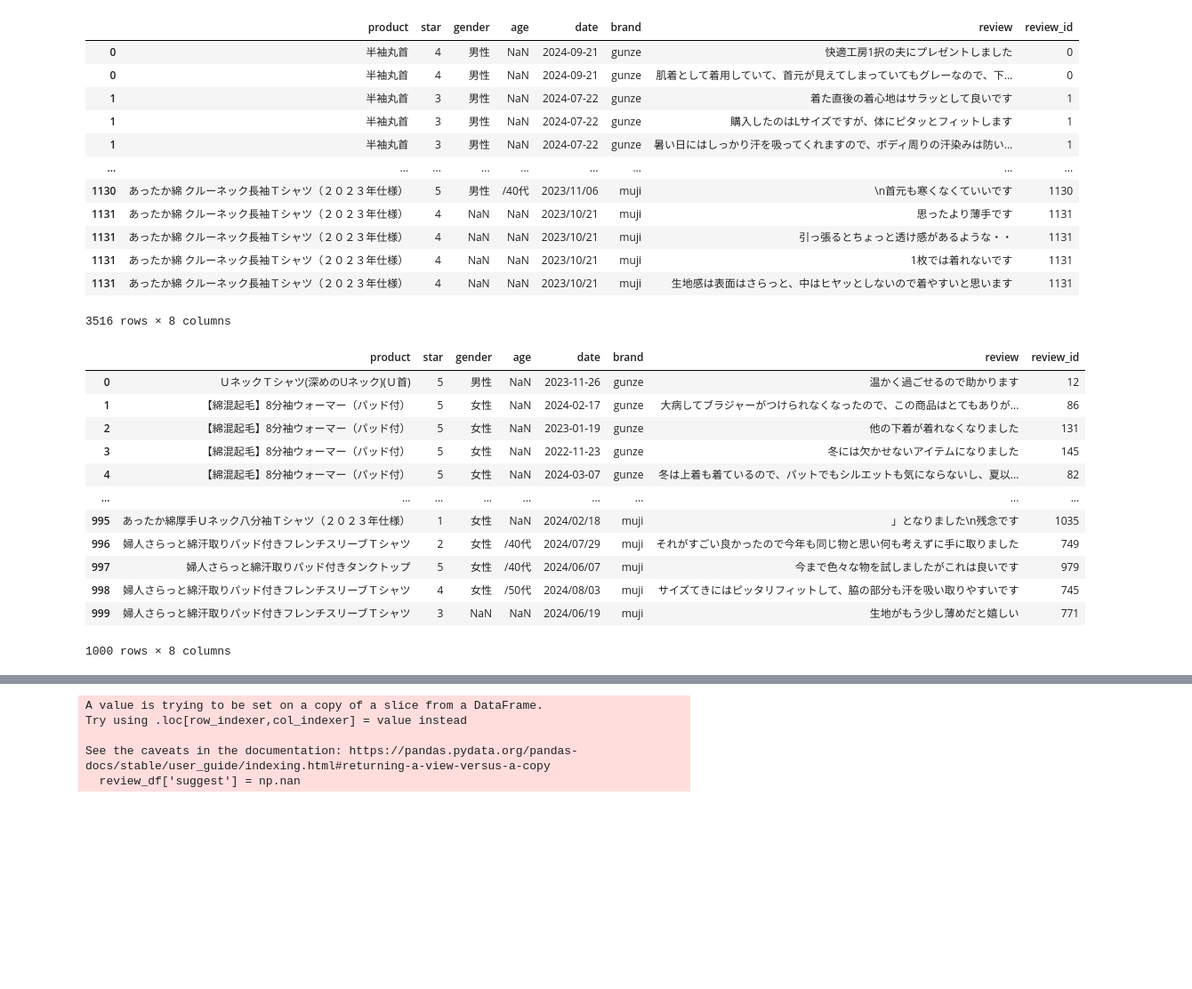
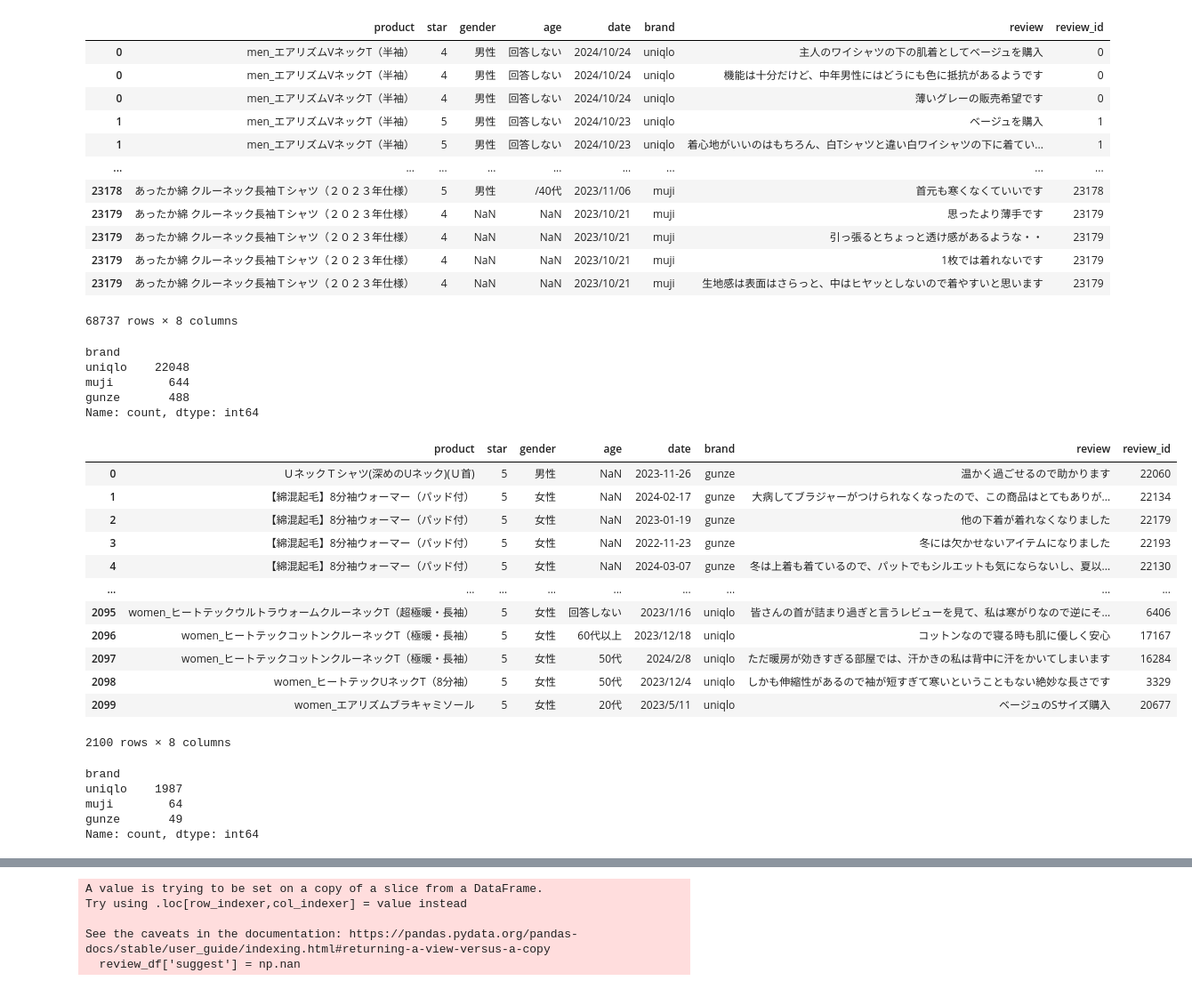
Before and after one commit to yamamos/research-scraping, a Jupyter notebook: src/merge.ipynb, the cells around one changed output, grey strips where cells are left out. Shown at 89% size. Drawn from its saved outputs; the diff is of its cells as text; code cells hidden in the pictures; blank space fills up the shorter version.

Commit message:
ADDED: muji items

```diff
--- a/src/merge.ipynb
+++ b/src/merge.ipynb
@@ -7,8 +7,8 @@ import seaborn as sns
 import os
 
 # ブランドフォルダのリスト
-# brands = ['uniqlo', 'gunze', 'muji']
-brands = ['gunze', 'muji']
+brands = ['uniqlo', 'gunze', 'muji']
+# brands = ['gunze', 'muji']
 
 # 各ブランドフォルダ内のcsvファイルを取得し、データフレームのリストに追加
 dataframes = []
@@ -23,7 +23,7 @@ for brand in brands:
 merged_df = pd.concat(dataframes, ignore_index=True)
 
 # review列を1文ごとに分割し、それぞれの文ごとに行を作成
-split_reviews = merged_df['review'].str.split('[。!?！？]', expand=True).stack().reset_index(level=1, drop=True)
+split_reviews = merged_df['review'].str.split('[。!?！？\n]', expand=True).stack().reset_index(level=1, drop=True)
 split_reviews.name = 'review'
 
 # 分割されたレビューを元に新しいデータフレームを作成
@@ -38,42 +38,59 @@ expanded_df['review_id'] = expanded_df.index
 expanded_df
 # %% [output]
 |  | product | star | gender | age | date | brand | review | review_id |
-| 0 | 半袖丸首 | 4 | 男性 | NaN | 2024-09-21 | gunze | 快適工房1択の夫にプレゼントしました | 0 |
-| 0 | 半袖丸首 | 4 | 男性 | NaN | 2024-09-21 | gunze | 肌着として着用していて、首元が見えてしまっていてもグレーなので、下... | 0 |
-| 1 | 半袖丸首 | 3 | 男性 | NaN | 2024-07-22 | gunze | 着た直後の着心地はサラッとして良いです | 1 |
-| 1 | 半袖丸首 | 3 | 男性 | NaN | 2024-07-22 | gunze | 購入したのはLサイズですが、体にピタッとフィットします | 1 |
-| 1 | 半袖丸首 | 3 | 男性 | NaN | 2024-07-22 | gunze | 暑い日にはしっかり汗を吸ってくれますので、ボディ周りの汗染みは防い... | 1 |
+| 0 | men_エアリズムVネックT（半袖） | 4 | 男性 | 回答しない | 2024/10/24 | uniqlo | 主人のワイシャツの下の肌着としてベージュを購入 | 0 |
+| 0 | men_エアリズムVネックT（半袖） | 4 | 男性 | 回答しない | 2024/10/24 | uniqlo | 機能は十分だけど、中年男性にはどうにも色に抵抗があるようです | 0 |
+| 0 | men_エアリズムVネックT（半袖） | 4 | 男性 | 回答しない | 2024/10/24 | uniqlo | 薄いグレーの販売希望です | 0 |
+| 1 | men_エアリズムVネックT（半袖） | 5 | 男性 | 回答しない | 2024/10/23 | uniqlo | ベージュを購入 | 1 |
+| 1 | men_エアリズムVネックT（半袖） | 5 | 男性 | 回答しない | 2024/10/23 | uniqlo | 着心地がいいのはもちろん、白Tシャツと違い白ワイシャツの下に着てい... | 1 |
 | ... | ... | ... | ... | ... | ... | ... | ... | ... |
-| 1130 | あったか綿 クルーネック長袖Ｔシャツ（２０２３年仕様） | 5 | 男性 | /40代 | 2023/11/06 | muji | \n首元も寒くなくていいです | 1130 |
-| 1131 | あったか綿 クルーネック長袖Ｔシャツ（２０２３年仕様） | 4 | NaN | NaN | 2023/10/21 | muji | 思ったより薄手です | 1131 |
-| 1131 | あったか綿 クルーネック長袖Ｔシャツ（２０２３年仕様） | 4 | NaN | NaN | 2023/10/21 | muji | 引っ張るとちょっと透け感があるような・・ | 1131 |
-| 1131 | あったか綿 クルーネック長袖Ｔシャツ（２０２３年仕様） | 4 | NaN | NaN | 2023/10/21 | muji | 1枚では着れないです | 1131 |
-| 1131 | あったか綿 クルーネック長袖Ｔシャツ（２０２３年仕様） | 4 | NaN | NaN | 2023/10/21 | muji | 生地感は表面はさらっと、中はヒヤッとしないので着やすいと思います | 1131 |
+| 23178 | あったか綿 クルーネック長袖Ｔシャツ（２０２３年仕様） | 5 | 男性 | /40代 | 2023/11/06 | muji | 首元も寒くなくていいです | 23178 |
+| 23179 | あったか綿 クルーネック長袖Ｔシャツ（２０２３年仕様） | 4 | NaN | NaN | 2023/10/21 | muji | 思ったより薄手です | 23179 |
+| 23179 | あったか綿 クルーネック長袖Ｔシャツ（２０２３年仕様） | 4 | NaN | NaN | 2023/10/21 | muji | 引っ張るとちょっと透け感があるような・・ | 23179 |
+| 23179 | あったか綿 クルーネック長袖Ｔシャツ（２０２３年仕様） | 4 | NaN | NaN | 2023/10/21 | muji | 1枚では着れないです | 23179 |
+| 23179 | あったか綿 クルーネック長袖Ｔシャツ（２０２３年仕様） | 4 | NaN | NaN | 2023/10/21 | muji | 生地感は表面はさらっと、中はヒヤッとしないので着やすいと思います | 23179 |
-3516 rows × 8 columns
+68737 rows × 8 columns
+# %%
+merged_df["brand"].value_counts()
+# %% [output]
+brand
+uniqlo    22048
+muji        644
+gunze       488
+Name: count, dtype: int64
 # %%
 # expanded_dfのbrand列の要素数の割合を基に1000件のデータをサンプリング(層化抽出)
 # 各ブランドの割合を計算
 brand_counts = expanded_df['brand'].value_counts(normalize=True)
 
 # 各ブランドからサンプリングする数を計算
-sample_sizes = (brand_counts * 1000).round().astype(int)
+# sample_sizes = (brand_counts * 1000).round().astype(int)
+sample_sizes = (brand_counts * 2100).round().astype(int)
 
 # 各ブランドからサンプリング
 sampled_df = expanded_df.groupby('brand').apply(lambda x: x.sample(sample_sizes[x.name], random_state=42)).reset_index(drop=True)
 
 # サンプリングされたデータフレームを確認
 sampled_df
 # %% [output]
 |  | product | star | gender | age | date | brand | review | review_id |
-| 0 | ＵネックＴシャツ(深めのUネック)(Ｕ首) | 5 | 男性 | NaN | 2023-11-26 | gunze | 温かく過ごせるので助かります | 12 |
-| 1 | 【綿混起毛】8分袖ウォーマー（パッド付） | 5 | 女性 | NaN | 2024-02-17 | gunze | 大病してブラジャーがつけられなくなったので、この商品はとてもありが... | 86 |
-| 2 | 【綿混起毛】8分袖ウォーマー（パッド付） | 5 | 女性 | NaN | 2023-01-19 | gunze | 他の下着が着れなくなりました | 131 |
-| 3 | 【綿混起毛】8分袖ウォーマー（パッド付） | 5 | 女性 | NaN | 2022-11-23 | gunze | 冬には欠かせないアイテムになりました | 145 |
-| 4 | 【綿混起毛】8分袖ウォーマー（パッド付） | 5 | 女性 | NaN | 2024-03-07 | gunze | 冬は上着も着ているので、パットでもシルエットも気にならないし、夏以... | 82 |
+| 0 | ＵネックＴシャツ(深めのUネック)(Ｕ首) | 5 | 男性 | NaN | 2023-11-26 | gunze | 温かく過ごせるので助かります | 22060 |
+| 1 | 【綿混起毛】8分袖ウォーマー（パッド付） | 5 | 女性 | NaN | 2024-02-17 | gunze | 大病してブラジャーがつけられなくなったので、この商品はとてもありが... | 22134 |
+| 2 | 【綿混起毛】8分袖ウォーマー（パッド付） | 5 | 女性 | NaN | 2023-01-19 | gunze | 他の下着が着れなくなりました | 22179 |
+| 3 | 【綿混起毛】8分袖ウォーマー（パッド付） | 5 | 女性 | NaN | 2022-11-23 | gunze | 冬には欠かせないアイテムになりました | 22193 |
+| 4 | 【綿混起毛】8分袖ウォーマー（パッド付） | 5 | 女性 | NaN | 2024-03-07 | gunze | 冬は上着も着ているので、パットでもシルエットも気にならないし、夏以... | 22130 |
 | ... | ... | ... | ... | ... | ... | ... | ... | ... |
-| 995 | あったか綿厚手Ｕネック八分袖Ｔシャツ（２０２３年仕様） | 1 | 女性 | NaN | 2024/02/18 | muji | 」となりました\n残念です | 1035 |
-| 996 | 婦人さらっと綿汗取りパッド付きフレンチスリーブＴシャツ | 2 | 女性 | /40代 | 2024/07/29 | muji | それがすごい良かったので今年も同じ物と思い何も考えずに手に取りました | 749 |
-| 997 | 婦人さらっと綿汗取りパッド付きタンクトップ | 5 | 女性 | /40代 | 2024/06/07 | muji | 今まで色々な物を試しましたがこれは良いです | 979 |
-| 998 | 婦人さらっと綿汗取りパッド付きフレンチスリーブＴシャツ | 4 | 女性 | /50代 | 2024/08/03 | muji | サイズてきにはピッタリフィットして、脇の部分も汗を吸い取りやすいです | 745 |
-| 999 | 婦人さらっと綿汗取りパッド付きフレンチスリーブＴシャツ | 3 | NaN | NaN | 2024/06/19 | muji | 生地がもう少し薄めだと嬉しい | 771 |
+| 2095 | women_ヒートテックウルトラウォームクルーネックT（超極暖・長袖） | 5 | 女性 | 回答しない | 2023/1/16 | uniqlo | 皆さんの首が詰まり過ぎと言うレビューを見て、私は寒がりなので逆にそ... | 6406 |
+| 2096 | women_ヒートテックコットンクルーネックT（極暖・長袖） | 5 | 女性 | 60代以上 | 2023/12/18 | uniqlo | コットンなので寝る時も肌に優しく安心 | 17167 |
+| 2097 | women_ヒートテックコットンクルーネックT（極暖・長袖） | 5 | 女性 | 50代 | 2024/2/8 | uniqlo | ただ暖房が効きすぎる部屋では、汗かきの私は背中に汗をかいてしまいます | 16284 |
+| 2098 | women_ヒートテックUネックT（8分袖） | 5 | 女性 | 50代 | 2023/12/4 | uniqlo | しかも伸縮性があるので袖が短すぎて寒いということもない絶妙な長さです | 3329 |
+| 2099 | women_エアリズムブラキャミソール | 5 | 女性 | 20代 | 2023/5/11 | uniqlo | ベージュのSサイズ購入 | 20677 |
-1000 rows × 8 columns
+2100 rows × 8 columns
+# %%
+sampled_df['brand'].value_counts()
+# %% [output]
+brand
+uniqlo    1987
+muji        64
+gunze       49
+Name: count, dtype: int64
```
Also changed, not shown: parts of 3 cells of this notebook, 2 other files.
